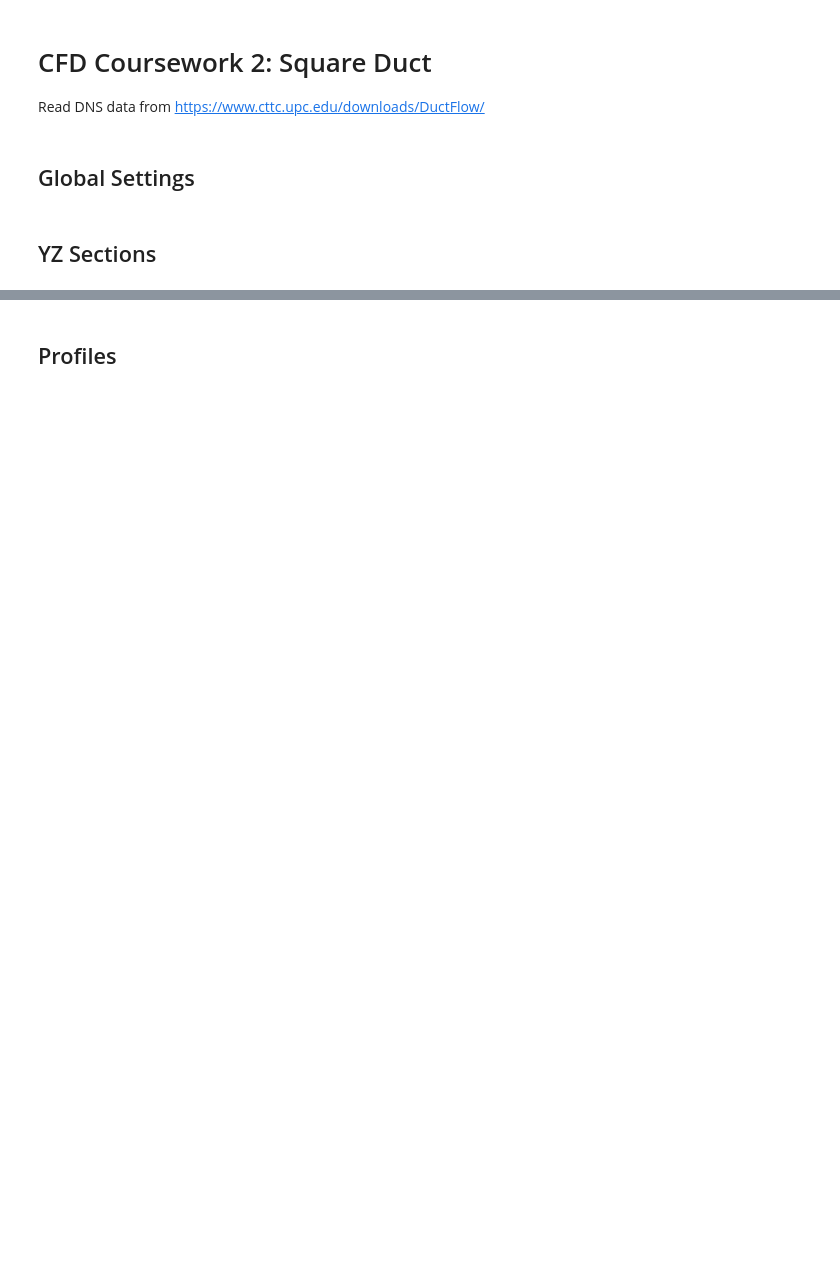
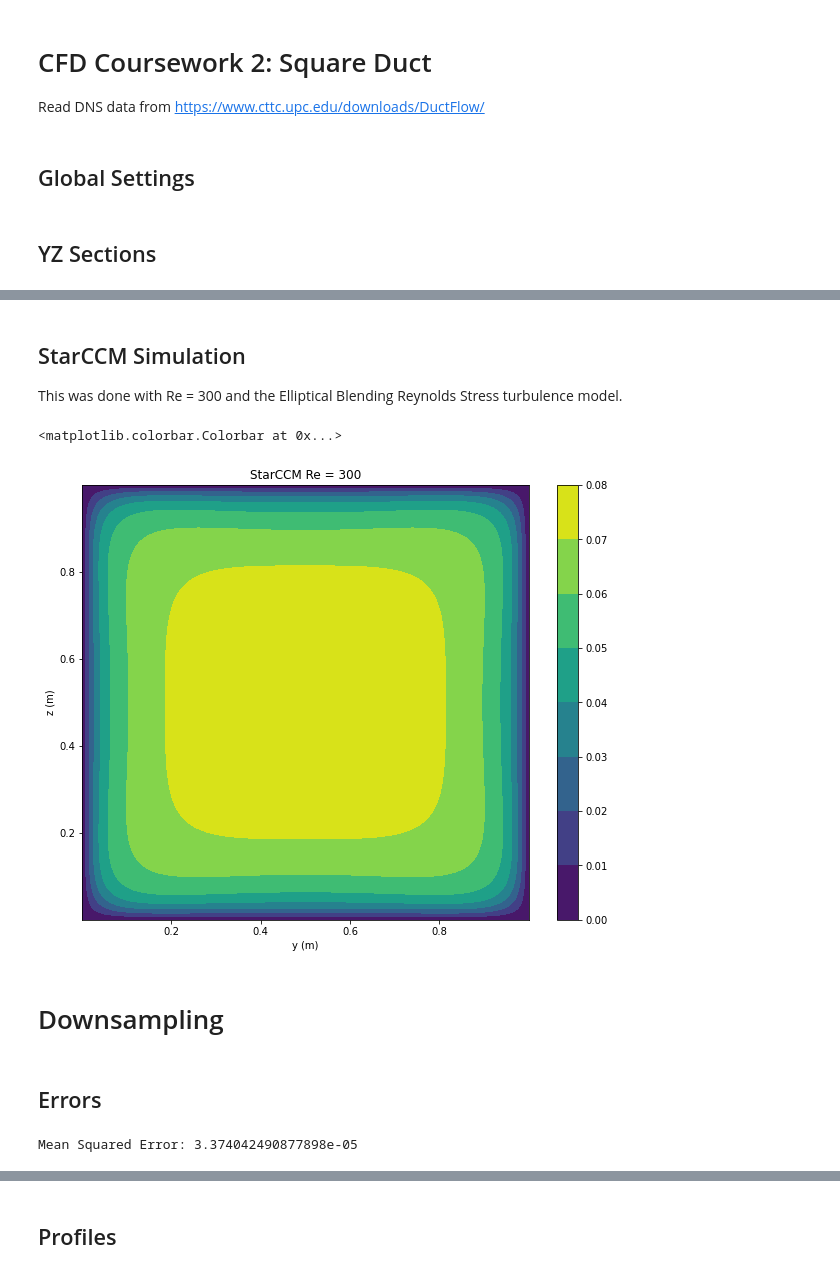
Before and after one commit to delphiiii/CFD-CW2, a Jupyter notebook: read_DNS_data.ipynb, the cells around one changed output, grey strips where cells are left out. Cells and saved outputs as stored; diff of their text form; code cells hidden in the pictures; blank space fills up the shorter version.

Commit message:
Updated with StarCCM processing

```diff
--- a/read_DNS_data.ipynb
+++ b/read_DNS_data.ipynb
@@ -37,0 +36,18 @@ for Re in Re_numbers:
+# %% [markdown]
+## StarCCM Simulation
+
+This was done with Re = 300 and the Elliptical Blending Reynolds Stress turbulence model.
+# %%
+starccm_data = pd.read_csv('data.csv')
+
+plt.figure(figsize=figsize)
+plt.tricontourf(starccm_data['Y (m)'], starccm_data['Z (m)'], starccm_data['Velocity[i] (m/s)'])
+plt.xlabel('y (m)')
+plt.ylabel('z (m)')
+plt.title('StarCCM Re = 300')
+plt.colorbar()
+# %% [output]
+<matplotlib.colorbar.Colorbar at 0x...>
+[figure, added]
+# %% [markdown]
+# Downsampling
@@ -37,0 +68,7 @@ for Re in Re_numbers:
+# %% [markdown]
+## Errors
+# %%
+mse = np.mean(np.square(down_sampled['Velocity[i] (m/s)'] - section_data['<u>'] * u_tau))
+print('Mean Squared Error:', mse)
+# %% [output]
+Mean Squared Error: 3.374042490877898e-05
```
Also changed, not shown: parts of 9 cells of this notebook, 2 other files.
